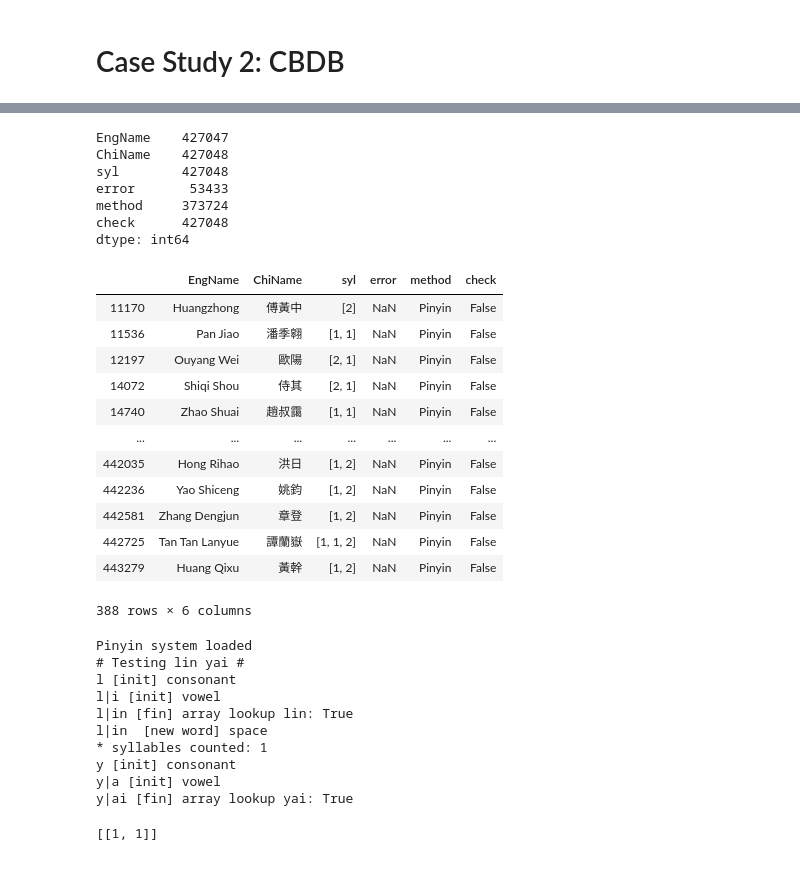
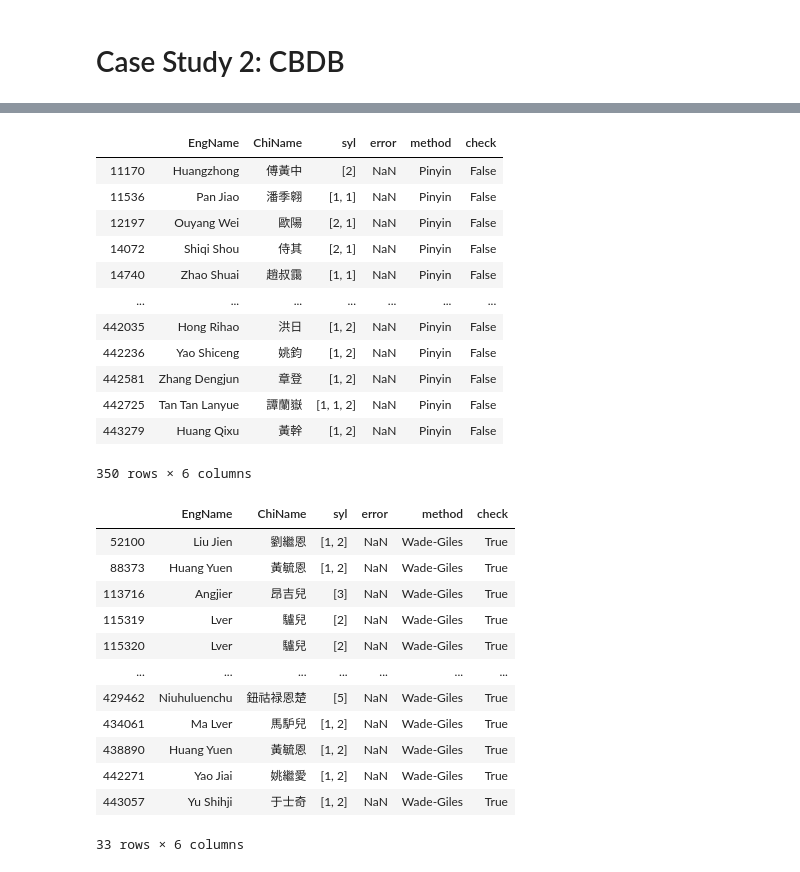
Before and after one commit to JHGFD82/ChineseSyllableCountGeneratorDraftNotes, a Jupyter notebook: Chinese Syllable Count Generator.ipynb, the cells around one changed output, grey strips where cells are left out. Saved outputs shown, nothing was run; the diff lists cells and outputs as text; code cells hidden in the pictures.

```diff
--- a/Chinese Syllable Count Generator.ipynb
+++ b/Chinese Syllable Count Generator.ipynb
@@ -381,13 +381,11 @@ def final_evaluation(text, i, n, initial, final, initList, finList, ar):
         try:
             char = text[i + 1]
         except:
-            notes += n + ' final detected'
+            notes += n + ' final detected --> '
         else:
             if char in vowel:
                 newSyl = True
-                notes += n + 'initial detected'
-        #final += n
-        #return newSyl, notes, final, errorMsg
+                notes += n + 'initial detected --> '
 
     # If no exceptions, attempt to access the array with initial/final pair
     try:
@@ -410,12 +408,19 @@ def final_evaluation(text, i, n, initial, final, initList, finList, ar):
                               syllable_validation(initial, i, initList, finList, ar))
                      )
         except:
-            errorMsg = ('Error: \"' + initial + n +
+            errorMsg = ('Error: \"' + initial + final + n +
                         '\" invalid final')
         else:
             if arbool:  # It isn't!
-                newSyl = True
-                notes += ' new syl'
+                try:
+                    char = text[i + 1]
+                    if char == ' ':
+                        raise ValueError('Error: end of word')
+                except:
+                    errorMsg = 'Error: invalid syllable at end of word'
+                else:
+                    newSyl = True
+                    notes += ' new syl'
             else:  # It is.
                 notes += ' definitely more'
     final += n
@@ -730,17 +715,7 @@ display(names.sample(n=20))
-# %%
-names.count()
-# %% [output]
-EngName    427047
-ChiName    427048
-syl        427048
-error       53433
-method     373724
-check      427048
-dtype: int64
 # %%
 names[(~names.check) &
       (names.error.isnull()) &
-      (~names.ChiName.str.contains('\（|\(|\[||', regex=True)) &
+      (~names.ChiName.str.contains('\（|\(|\[|||\?|【|[a-zA-Z]', regex=True)) &
       ~((names.EngName.str.contains(' ')) &
       (names.ChiName.str.len() < 2))]
 # %% [output]
@@ -756,18 +731,20 @@ names[(~names.check) &
 | 442581 | Zhang Dengjun | 章登 | [1, 2] | NaN | Pinyin | False |
 | 442725 | Tan Tan Lanyue | 譚蘭嶽 | [1, 1, 2] | NaN | Pinyin | False |
 | 443279 | Huang Qixu | 黃幹 | [1, 2] | NaN | Pinyin | False |
-388 rows × 6 columns
+350 rows × 6 columns
-# %%
-sylCount('Lin Yai', crumbs=True)
-# %% [output]
-Pinyin system loaded
-# Testing lin yai #
-l [init] consonant
-l|i [init] vowel
-l|in [fin] array lookup lin: True
-l|in  [new word] space
-* syllables counted: 1
-y [init] consonant
-y|a [init] vowel
-y|ai [fin] array lookup yai: True
-[[1, 1]]
+# %%
+names[(names.method == 'Wade-Giles') & (names.error.isnull())]
+# %% [output]
+|  | EngName | ChiName | syl | error | method | check |
+| 52100 | Liu Jien | 劉繼恩 | [1, 2] | NaN | Wade-Giles | True |
+| 88373 | Huang Yuen | 黃毓恩 | [1, 2] | NaN | Wade-Giles | True |
+| 113716 | Angjier | 昂吉兒 | [3] | NaN | Wade-Giles | True |
+| 115319 | Lver | 驢兒 | [2] | NaN | Wade-Giles | True |
+| 115320 | Lver | 驢兒 | [2] | NaN | Wade-Giles | True |
+| ... | ... | ... | ... | ... | ... | ... |
+| 429462 | Niuhuluenchu | 鈕祜禄恩楚 | [5] | NaN | Wade-Giles | True |
+| 434061 | Ma Lver | 馬馿兒 | [1, 2] | NaN | Wade-Giles | True |
+| 438890 | Huang Yuen | 黃毓恩 | [1, 2] | NaN | Wade-Giles | True |
+| 442271 | Yao Jiai | 姚繼愛 | [1, 2] | NaN | Wade-Giles | True |
+| 443057 | Yu Shihji | 于士奇 | [1, 2] | NaN | Wade-Giles | True |
+33 rows × 6 columns
```
Also changed, not shown: parts of 1 cell of this notebook.
